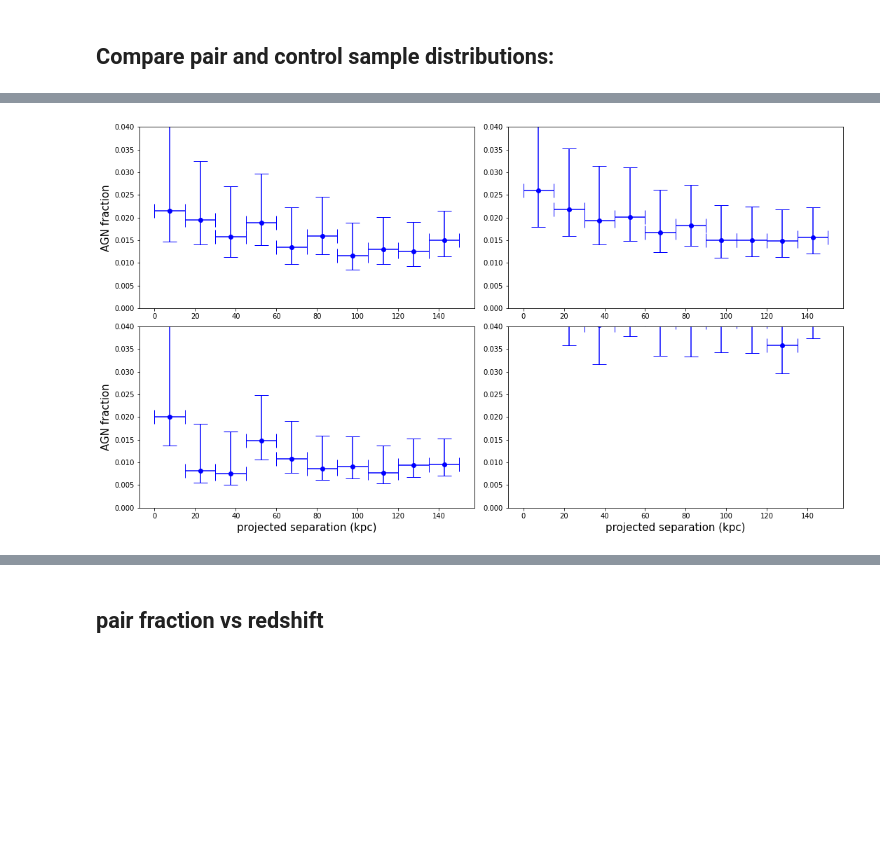
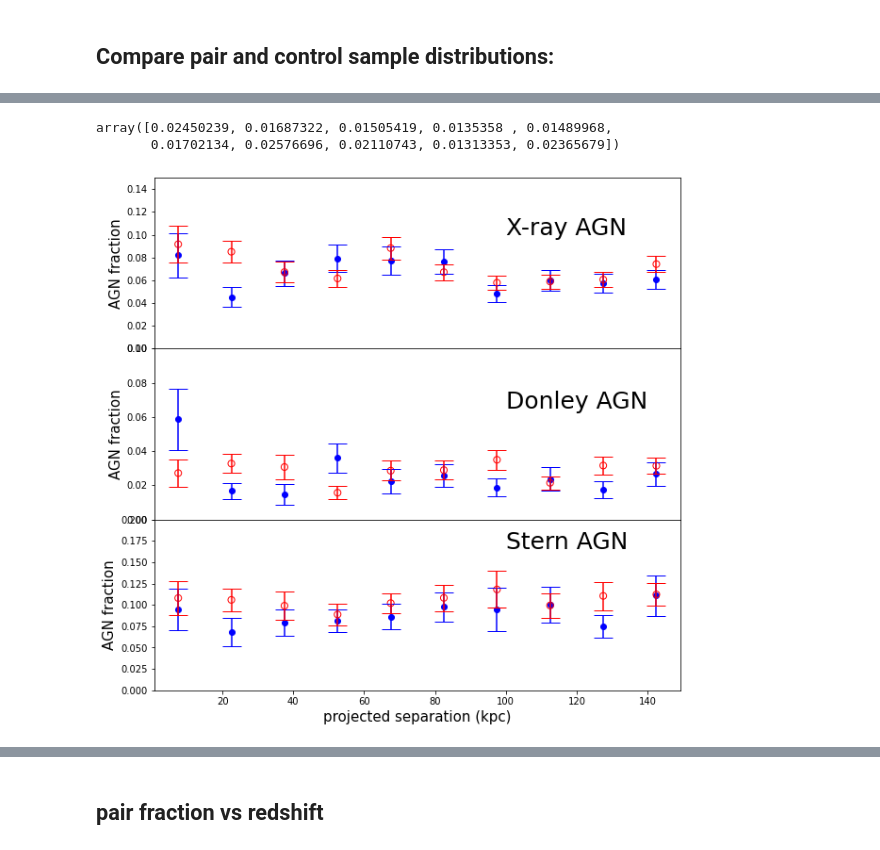
Before and after one commit to sldough21/pair-conv-misc, a Jupyter notebook: pam_analysis.ipynb, the cells around one changed output, grey strips where cells are left out. Saved outputs shown, nothing was run; the diff lists cells and outputs as text; code cells hidden in the pictures; blank space fills up the shorter version.

```diff
--- a/pam_analysis.ipynb
+++ b/pam_analysis.ipynb
@@ -712 +1046,6 @@ for col in df.columns:
+# %%
+pStfrac_err
+# %% [output]
+array([0.02450239, 0.01687322, 0.01505419, 0.0135358 , 0.01489968,
+       0.01702134, 0.02576696, 0.02110743, 0.01313353, 0.02365679])
 # %%
@@ -738,50 +1077,50 @@ pSt_fr = [pSt_fr[col] for col in pSt_fr]
 # %%
 # plot AGN fractions / enhancement:
-fig, ax = plt.subplots(nrows=2, ncols=2, figsize=(18,10))#, sharey=True, sharex=True)
+fig, ax = plt.subplots(nrows=3, ncols=1, figsize=(10,10), sharex=True) #sharey=True)
 fig.subplots_adjust(wspace=0.1)
-fig.subplots_adjust(hspace=0.1)
+fig.subplots_adjust(hspace=0)
 # X-ray
-ax[0,0].scatter(kpc_meds, pX_fr, color='blue')
-ax[0,0].errorbar(kpc_meds, pX_fr, yerr=(pX_lerr,pX_uerr), xerr=vwidth/2, linestyle="None", capsize=10, color='blue')
-ax[0,0].set_ylim(0, 0.04)
-ax[0,0].set_ylabel('AGN fraction', fontsize=15)
-# ax[0,0].set_xlabel('projected separation (kpc)', fontsize=15)
-# ax[0,0].text(100,0.08,'X-ray AGN', fontsize=20)
-
-# Dale
-ax[0,1].scatter(kpc_meds, pD_fr, color='blue')
-ax[0,1].errorbar(kpc_meds, pD_fr, yerr=(pD_lerr,pD_uerr), xerr=vwidth/2, linestyle="None", capsize=10, color='blue')
-ax[0,1].set_ylim(0, 0.04)
-# ax[0,1].set_xlabel('projected separation (kpc)', fontsize=15)
-# ax[0,1].text(100,0.08,'Dale AGN', fontsize=20)
+ax[0].scatter(kpc_meds, pXAGN_fracs, color='blue')
+ax[0].errorbar(kpc_meds, pXAGN_fracs, yerr=(pXfrac_err,pXfrac_err), linestyle="None", capsize=10, color='blue')
+ax[0].scatter(kpc_meds, iXAGN_fracs, s=50, facecolor='none', edgecolor='red')
+ax[0].errorbar(kpc_meds, iXAGN_fracs, yerr=(iXfrac_err,iXfrac_err), linestyle="None", capsize=10, color='red')
+ax[0].set_ylim(0, 0.15)
+ax[0].set_ylabel('AGN fraction', fontsize=15)
+# ax[0].set_xlabel('projected separation (kpc)', fontsize=15)
+ax[0].text(100,0.1,'X-ray AGN', fontsize=25)
 
 # Donley
-ax[1,0].scatter(kpc_meds, pDo_fr, color='blue')
-ax[1,0].errorbar(kpc_meds, pDo_fr, yerr=(pDo_lerr,pDo_uerr), xerr=vwidth/2, linestyle="None", capsize=10, color='blue')
-ax[1,0].set_ylim(0, 0.04)
-ax[1,0].set_xlabel('projected separation (kpc)', fontsize=15)
-ax[1,0].set_ylabel('AGN fraction', fontsize=15)
-# ax[1,0].text(100,0.08,'Donley AGN', fontsize=20)
+ax[1].scatter(kpc_meds, pDoAGN_fracs, color='blue')
+ax[1].errorbar(kpc_meds, pDoAGN_fracs, yerr=(pDofrac_err,pDofrac_err), linestyle="None", capsize=10, color='blue')
+ax[1].scatter(kpc_meds, iDoAGN_fracs, s=50, facecolor='none', edgecolor='red')
+ax[1].errorbar(kpc_meds, iDoAGN_fracs, yerr=(iDofrac_err,iDofrac_err), linestyle="None", capsize=10, color='red')
+ax[1].set_ylim(0, 0.1)
+# ax[1].set_xlabel('projected separation (kpc)', fontsize=15)
+ax[1].set_ylabel('AGN fraction', fontsize=15)
+ax[1].text(100,0.065,'Donley AGN', fontsize=25)
 
 # Stern
-ax[1,1].scatter(kpc_meds, pSt_fr, color='blue')
-ax[1,1].errorbar(kpc_meds, pSt_fr, yerr=(pSt_lerr,pSt_uerr), xerr=vwidth/2, linestyle="None", capsize=10, color='blue')
-ax[1,1].set_ylim(0, 0.04)
-ax[1,1].set_xlabel('projected separation (kpc)', fontsize=15)
-# ax[1,1].text(100,0.08, 'Stern AGN', fontsize=20)
+ax[2].scatter(kpc_meds, pStAGN_fracs, color='blue')
+ax[2].errorbar(kpc_meds, pStAGN_fracs, yerr=(pStfrac_err,pStfrac_err), linestyle="None", capsize=10, color='blue')
+ax[2].scatter(kpc_meds, iStAGN_fracs, s=50, facecolor='none', edgecolor='red')
+ax[2].errorbar(kpc_meds, iStAGN_fracs, yerr=(iStfrac_err,iStfrac_err), linestyle="None", capsize=10, color='red')
+ax[2].set_ylim(0, 0.2)
+ax[2].set_xlabel('projected separation (kpc)', fontsize=15)
+ax[2].set_ylabel('AGN fraction', fontsize=15)
+ax[2].text(100,0.165, 'Stern AGN', fontsize=25)
 
 
 
 # ax[0].set_xticks(np.arange(0,150,20))
 # ax[0].set_xticklabels(np.arange(0,150,20),fontsize=15)
 # ax[0].set_yticks(np.arange(0,0.12,0.02))
 # ax[0].set_yticklabels(np.arange(0,0.12,0.02),fontsize=15)
 
 
 # ax[1].set_xticks(np.arange(0,150,20))
 # ax[1].set_xticklabels(np.arange(0,150,20),fontsize=15)
 
 # plt.savefig(PATH+'AP_PP_150kpc.png')
 plt.show()
 # %% [output]
-[figure, old version]
+[figure, new version]
```
Also changed, not shown: parts of 34 cells of this notebook.
